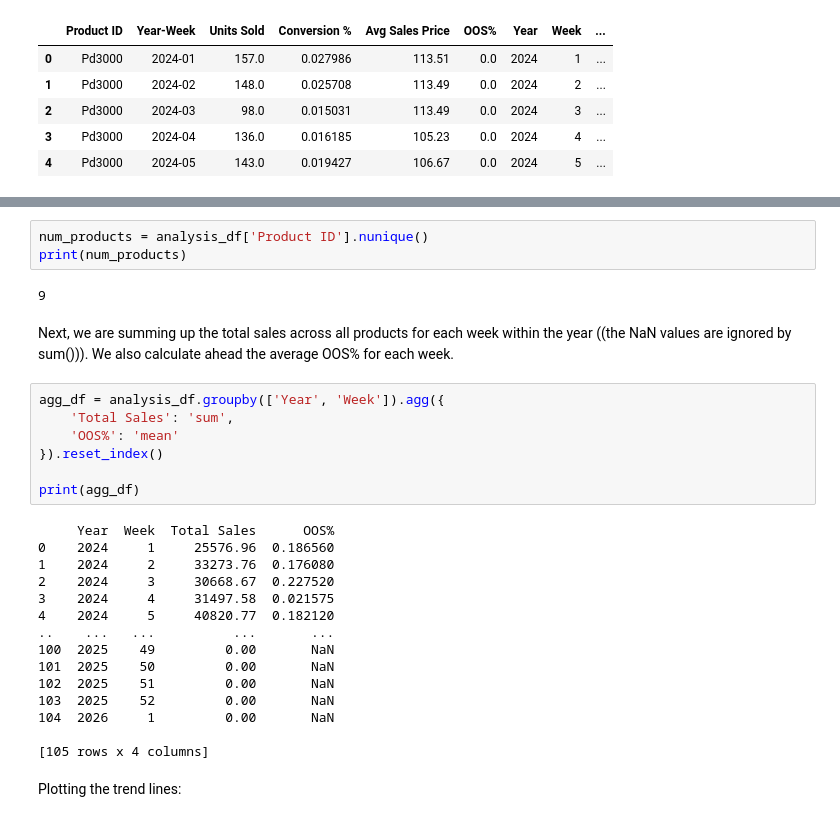
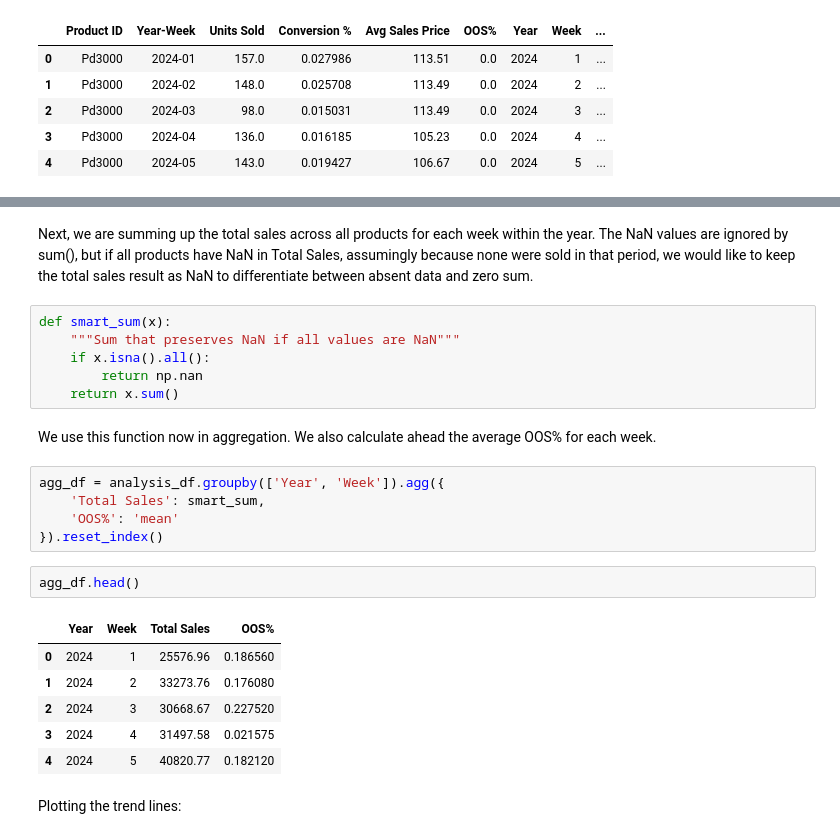
Before and after one commit to kseniyapiven/eCom, a Jupyter notebook: notebooks/analysis.ipynb, the cells around one changed output, grey strips where cells are left out. Drawn from its saved outputs; the diff is of its cells as text.

```diff
--- a/notebooks/analysis.ipynb
+++ b/notebooks/analysis.ipynb
@@ -140,32 +113,27 @@ Weeks with NaN in data:
-# %%
-num_products = analysis_df['Product ID'].nunique()
-print(num_products)
-# %% [output]
-9
 # %% [markdown]
-Next, we are summing up the total sales across all products for each week within the year ((the NaN values are ignored by sum())). We also calculate ahead the average OOS% for each week.
+Next, we are summing up the total sales across all products for each week within the year. The NaN values are ignored by sum(), but if all products have NaN in Total Sales, assumingly because none were sold in that period, we would like to keep the total sales result as NaN to differentiate between absent data and zero sum.
+# %%
+def smart_sum(x):
+    """Sum that preserves NaN if all values are NaN"""
+    if x.isna().all():
+        return np.nan
+    return x.sum()
+# %% [markdown]
+We use this function now in aggregation. We also calculate ahead the average OOS% for each week.
 # %%
 agg_df = analysis_df.groupby(['Year', 'Week']).agg({
-    'Total Sales': 'sum',
+    'Total Sales': smart_sum,
     'OOS%': 'mean'
 }).reset_index()
-
-print(agg_df)
-# %% [output]
-     Year  Week  Total Sales      OOS%
-0    2024     1     25576.96  0.186560
-1    2024     2     33273.76  0.176080
-2    2024     3     30668.67  0.227520
-3    2024     4     31497.58  0.021575
-4    2024     5     40820.77  0.182120
-..    ...   ...          ...       ...
-100  2025    49         0.00       NaN
-101  2025    50         0.00       NaN
-102  2025    51         0.00       NaN
-103  2025    52         0.00       NaN
-104  2026     1         0.00       NaN
-
-[105 rows x 4 columns]
+# %%
+agg_df.head()
+# %% [output]
+|  | Year | Week | Total Sales | OOS% |
+| 0 | 2024 | 1 | 25576.96 | 0.186560 |
+| 1 | 2024 | 2 | 33273.76 | 0.176080 |
+| 2 | 2024 | 3 | 30668.67 | 0.227520 |
+| 3 | 2024 | 4 | 31497.58 | 0.021575 |
+| 4 | 2024 | 5 | 40820.77 | 0.182120 |
 # %% [markdown]
 Plotting the trend lines:
 # %%
```
Also changed, not shown: parts of 8 cells of this notebook.
